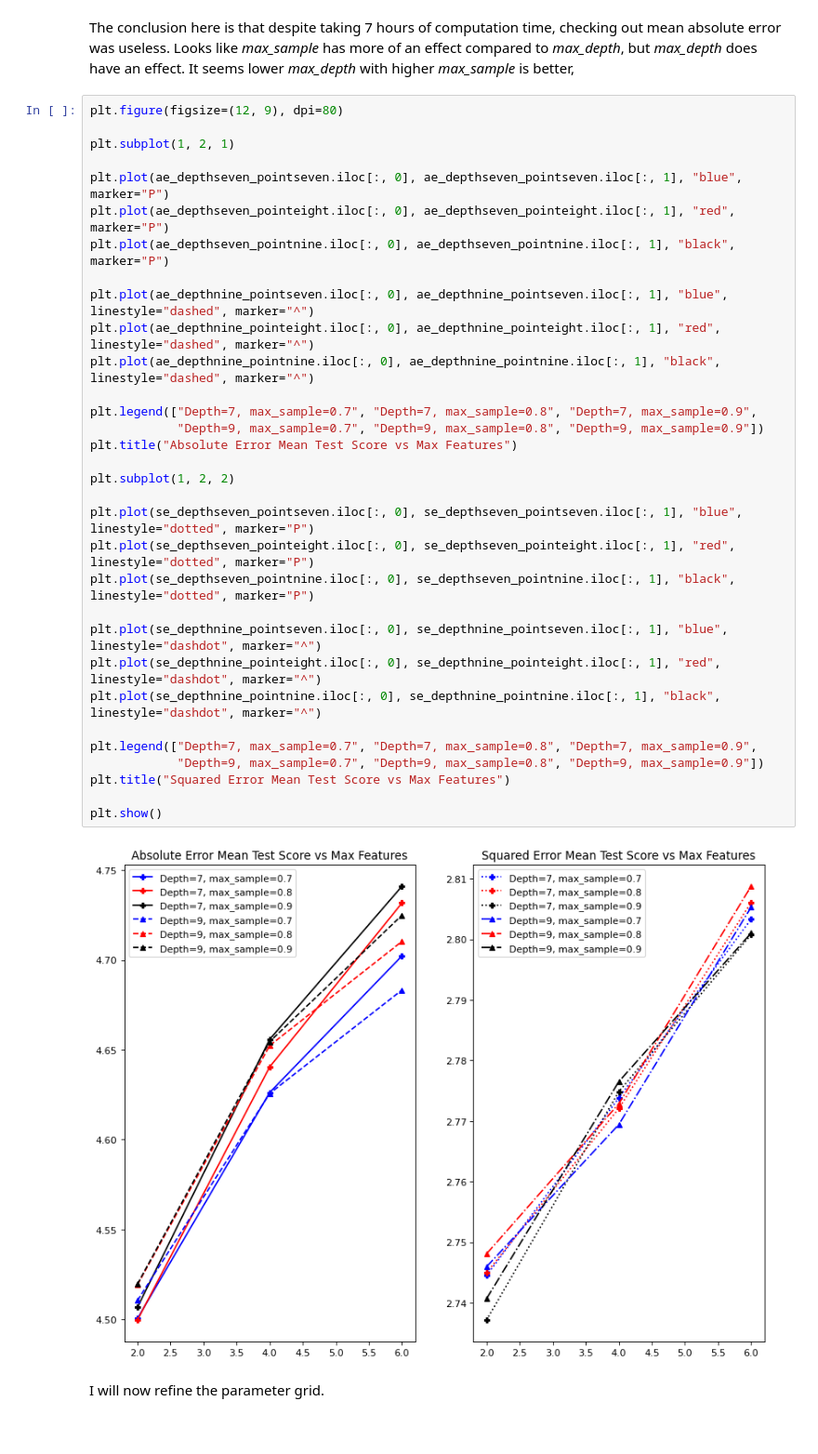
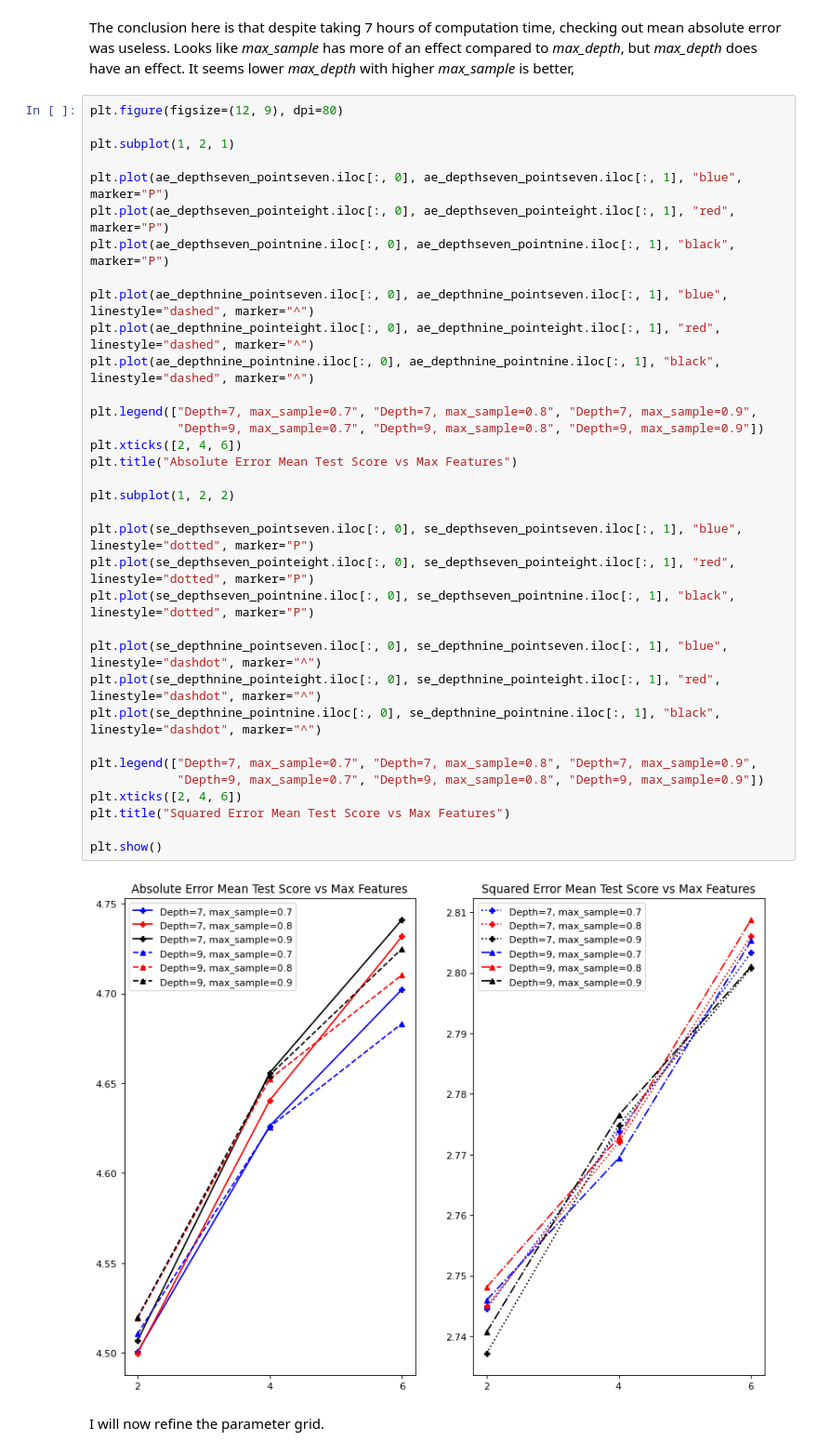
Before and after one commit to galezon/DSNLI-Project, a Jupyter notebook: random_trees/main.ipynb, the cells around one changed output. Shown at 93% size. Saved outputs shown, nothing was run; the diff lists cells and outputs as text.

```diff
--- a/random_trees/main.ipynb
+++ b/random_trees/main.ipynb
@@ -381,34 +383,36 @@ plt.figure(figsize=(12, 9), dpi=80)
 plt.subplot(1, 2, 1)
 
 plt.plot(ae_depthseven_pointseven.iloc[:, 0], ae_depthseven_pointseven.iloc[:, 1], "blue", marker="P")
 plt.plot(ae_depthseven_pointeight.iloc[:, 0], ae_depthseven_pointeight.iloc[:, 1], "red", marker="P")
 plt.plot(ae_depthseven_pointnine.iloc[:, 0], ae_depthseven_pointnine.iloc[:, 1], "black", marker="P")
 
 plt.plot(ae_depthnine_pointseven.iloc[:, 0], ae_depthnine_pointseven.iloc[:, 1], "blue", linestyle="dashed", marker="^")
 plt.plot(ae_depthnine_pointeight.iloc[:, 0], ae_depthnine_pointeight.iloc[:, 1], "red", linestyle="dashed", marker="^")
 plt.plot(ae_depthnine_pointnine.iloc[:, 0], ae_depthnine_pointnine.iloc[:, 1], "black", linestyle="dashed", marker="^")
 
 plt.legend(["Depth=7, max_sample=0.7", "Depth=7, max_sample=0.8", "Depth=7, max_sample=0.9",
             "Depth=9, max_sample=0.7", "Depth=9, max_sample=0.8", "Depth=9, max_sample=0.9"])
+plt.xticks([2, 4, 6])
 plt.title("Absolute Error Mean Test Score vs Max Features")
 
 plt.subplot(1, 2, 2)
 
 plt.plot(se_depthseven_pointseven.iloc[:, 0], se_depthseven_pointseven.iloc[:, 1], "blue", linestyle="dotted", marker="P")
 plt.plot(se_depthseven_pointeight.iloc[:, 0], se_depthseven_pointeight.iloc[:, 1], "red", linestyle="dotted", marker="P")
 plt.plot(se_depthseven_pointnine.iloc[:, 0], se_depthseven_pointnine.iloc[:, 1], "black", linestyle="dotted", marker="P")
 
 plt.plot(se_depthnine_pointseven.iloc[:, 0], se_depthnine_pointseven.iloc[:, 1], "blue", linestyle="dashdot", marker="^")
 plt.plot(se_depthnine_pointeight.iloc[:, 0], se_depthnine_pointeight.iloc[:, 1], "red", linestyle="dashdot", marker="^")
 plt.plot(se_depthnine_pointnine.iloc[:, 0], se_depthnine_pointnine.iloc[:, 1], "black", linestyle="dashdot", marker="^")
 
 plt.legend(["Depth=7, max_sample=0.7", "Depth=7, max_sample=0.8", "Depth=7, max_sample=0.9",
             "Depth=9, max_sample=0.7", "Depth=9, max_sample=0.8", "Depth=9, max_sample=0.9"])
+plt.xticks([2, 4, 6])
 plt.title("Squared Error Mean Test Score vs Max Features")
 
 plt.show()
 # %% [output]
-[figure, old version]
+[figure, new version]
 # %% [markdown]
 I will now refine the parameter grid.
 # %%
```
Also changed, not shown: parts of 40 cells of this notebook, 5 other files.
